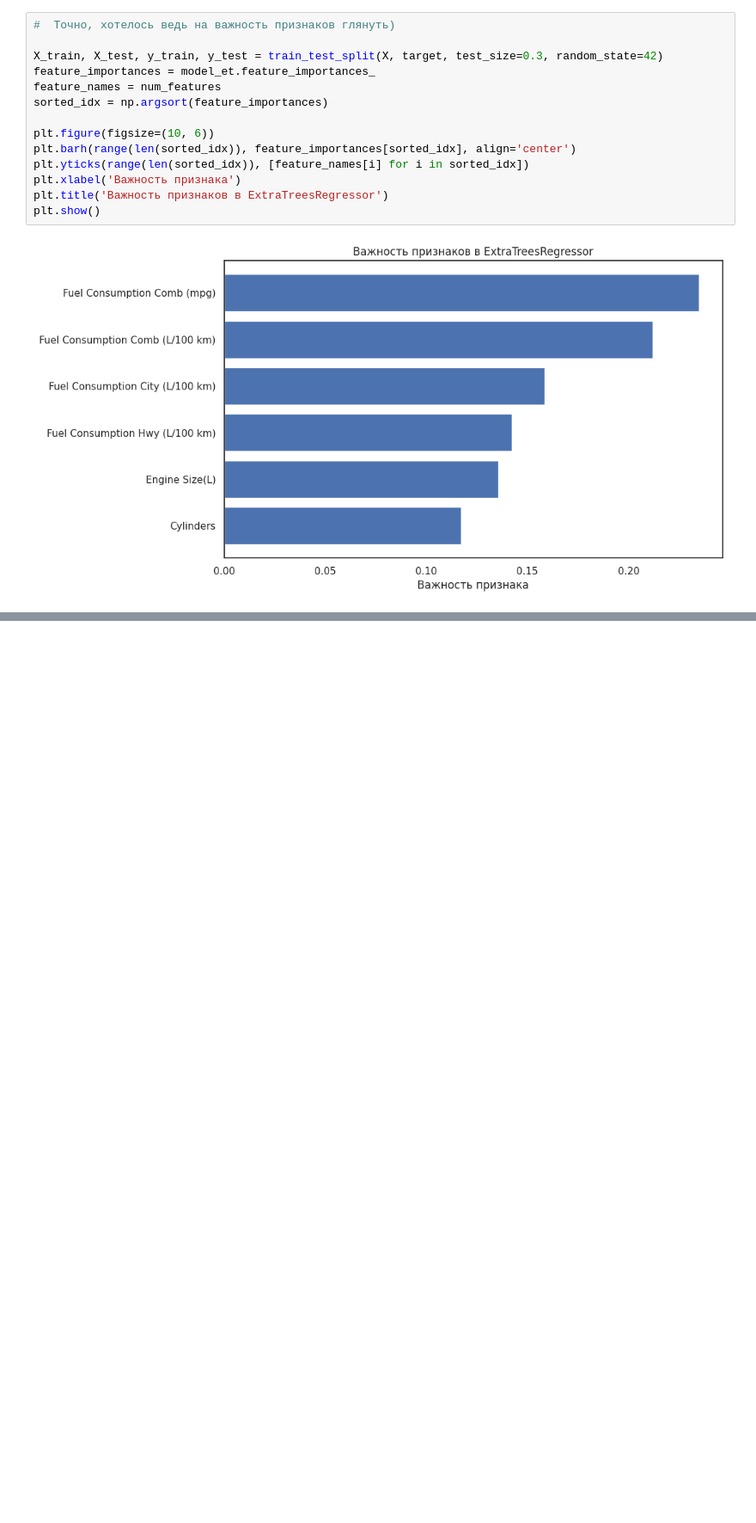
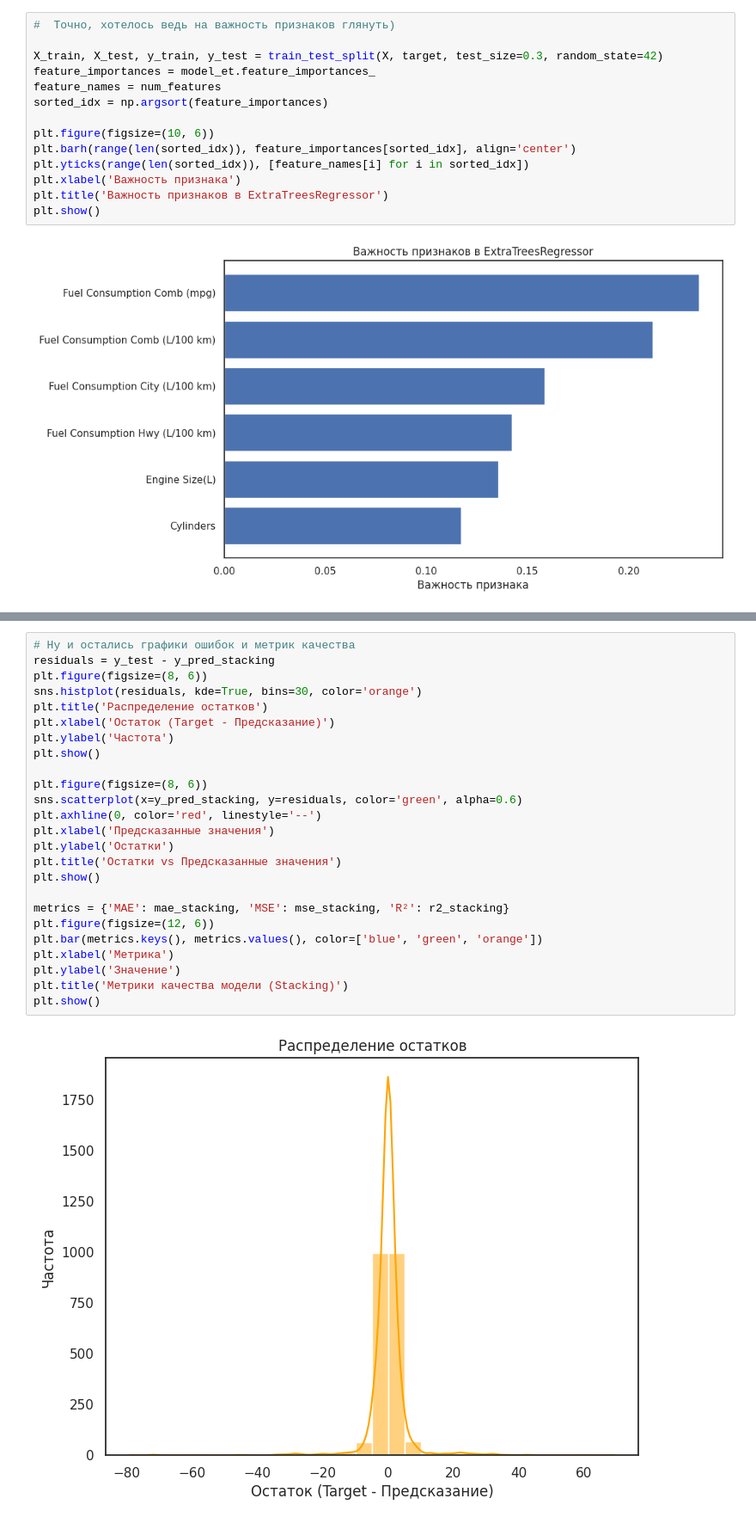
Before and after one commit to WanyaKruk/DZ-5, a Jupyter notebook: DZ_5.ipynb, the cells around one changed output, grey strips where cells are left out. Shown at 86% size. Saved outputs shown, nothing was run; the diff lists cells and outputs as text; blank space fills up the shorter version.

```diff
--- a/DZ_5.ipynb
+++ b/DZ_5.ipynb
@@ -435,0 +468,27 @@ plt.show()
+# %%
+# Ну и остались графики ошибок и метрик качества
+residuals = y_test - y_pred_stacking
+plt.figure(figsize=(8, 6))
+sns.histplot(residuals, kde=True, bins=30, color='orange')
+plt.title('Распределение остатков')
+plt.xlabel('Остаток (Target - Предсказание)')
+plt.ylabel('Частота')
+plt.show()
+
+plt.figure(figsize=(8, 6))
+sns.scatterplot(x=y_pred_stacking, y=residuals, color='green', alpha=0.6)
+plt.axhline(0, color='red', linestyle='--')
+plt.xlabel('Предсказанные значения')
+plt.ylabel('Остатки')
+plt.title('Остатки vs Предсказанные значения')
+plt.show()
+
+metrics = {'MAE': mae_stacking, 'MSE': mse_stacking, 'R²': r2_stacking}
+plt.figure(figsize=(12, 6))
+plt.bar(metrics.keys(), metrics.values(), color=['blue', 'green', 'orange'])
+plt.xlabel('Метрика')
+plt.ylabel('Значение')
+plt.title('Метрики качества модели (Stacking)')
+plt.show()
+# %% [output]
+[figure, added]
```
Also changed, not shown: parts of 5 cells of this notebook.
